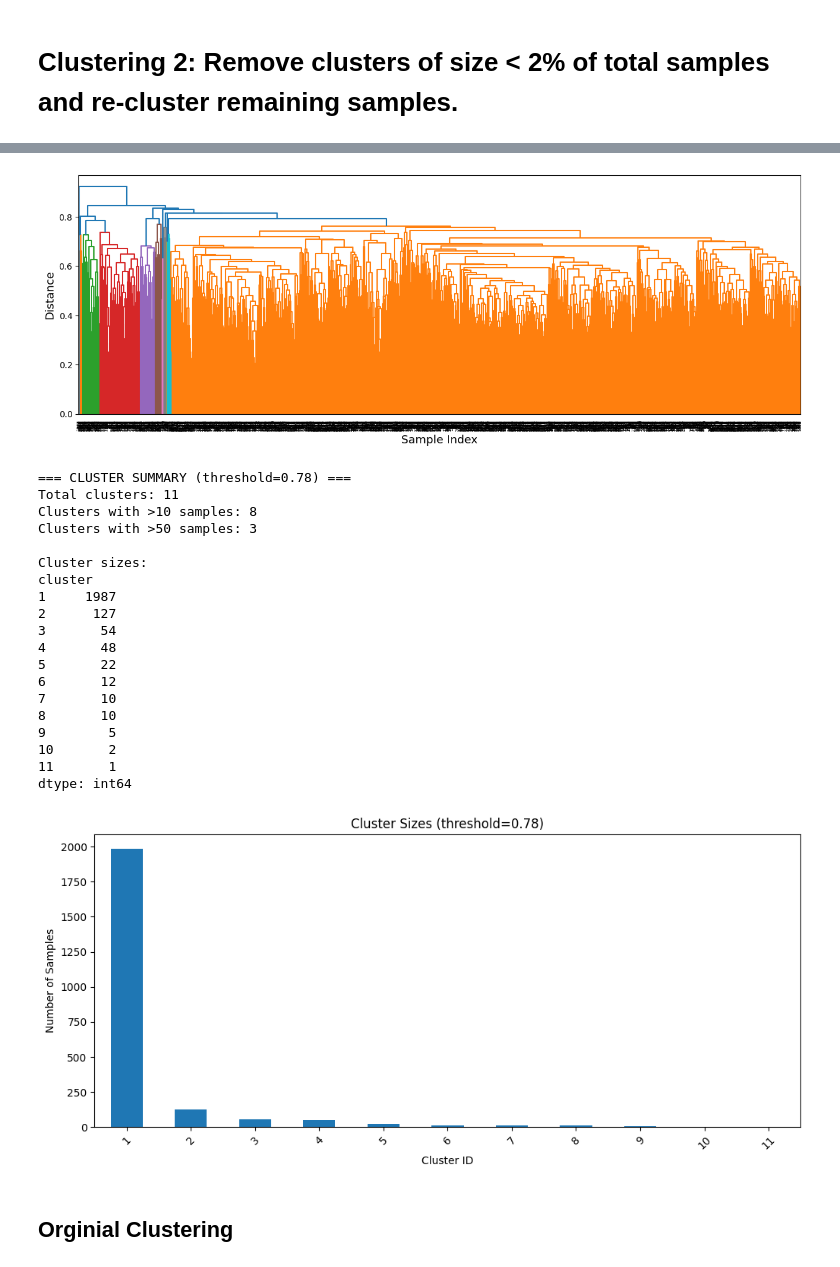
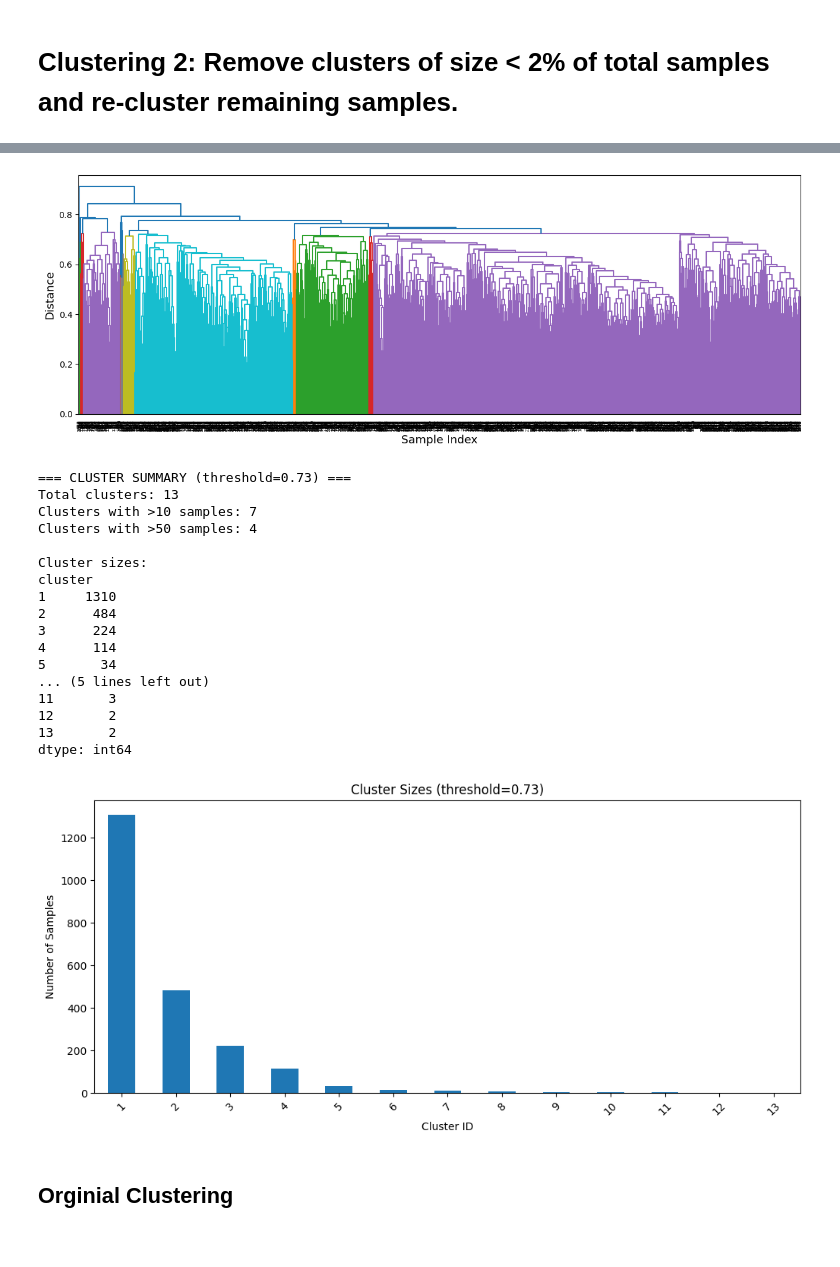
Before and after one commit to jppeirce/ltrm_fish, a Jupyter notebook: 2cluster_analysis.ipynb, the cells around one changed output, grey strips where cells are left out. Saved outputs shown, nothing was run; the diff lists cells and outputs as text; code cells hidden in the pictures.

```diff
--- a/2cluster_analysis.ipynb
+++ b/2cluster_analysis.ipynb
@@ -290,7 +290,7 @@ from scipy.cluster.hierarchy import dendrogram
 
 linked_jaccard = linkage(dist_matrix_jac, method='average')
 
-cluster_threshold = best_ari['threshold']
+cluster_threshold = .71
 plt.figure(figsize=(15, 5))
 dendrogram(linked_jaccard, color_threshold=cluster_threshold) # you can change this value to change the number of clusters you get
 plt.xlabel("Sample Index", fontsize=13)
@@ -352,7 +352,7 @@ fish_df.to_csv('pandas/fish_df_cluster1.csv', index=False)
 # Clustering 2: Remove clusters of size < 2% of total samples and re-cluster remaining samples.
 # %%
 # Calculate % threshold
-min_cluster_size = len(agg_df) * 0.02
+min_cluster_size = len(agg_df) * 0.10
 
 # Find cluster sizes
 cluster_sizes = agg_df['cluster'].value_counts()
@@ -599,7 +599,7 @@ from scipy.cluster.hierarchy import dendrogram
 
 linked_jaccard = linkage(dist_matrix_jac, method='average')
 
-cluster_threshold = best_ari['threshold']
+cluster_threshold = .73
 plt.figure(figsize=(15, 5))
 dendrogram(linked_jaccard, color_threshold=cluster_threshold) # you can change this value to change the number of clusters you get
 plt.xlabel("Sample Index", fontsize=13)
@@ -609,54 +609,52 @@ plt.show()
 # First assign clusters using fcluster
 agg_df_large2 = agg_df_large.copy()
 fish_df_large2 = fish_df_large.copy()
 agg_df_large2['cluster'] = fcluster(linked_jaccard, t=cluster_threshold, criterion='distance')
 fish_df_large2['cluster'] = agg_df_large2['cluster']
 
 # Then reassign cluster numbers in order by cluster size (largest = 1)
 cluster_sizes = agg_df_large2['cluster'].value_counts().sort_values(ascending=False)
 cluster_map = {old: new for new, old in enumerate(cluster_sizes.index, 1)}
 agg_df_large2['cluster'] = agg_df_large2['cluster'].map(cluster_map)
 fish_df_large2['cluster'] = agg_df_large2['cluster']
 
 # Summary of clusters
 cluster_summary = agg_df_large2.groupby('cluster').size().sort_values(ascending=False)
 print(f"\n=== CLUSTER SUMMARY (threshold={cluster_threshold}) ===")
 print(f"Total clusters: {len(cluster_summary)}")
 print(f"Clusters with >10 samples: {(cluster_summary >= 10).sum()}")
 print(f"Clusters with >50 samples: {(cluster_summary >= 50).sum()}")
 print(f"\nCluster sizes:")
 print(cluster_summary.head(30))
 
 # Visualize cluster size distribution
 plt.figure(figsize=(12, 5))
 cluster_summary.plot(kind='bar')
 plt.xlabel('Cluster ID')
 plt.ylabel('Number of Samples')
 plt.title(f'Cluster Sizes (threshold={cluster_threshold})')
 plt.xticks(rotation=45);
 #print(agg_df.groupby('cluster').size())
 # %% [output]
-[figure, old version]
+[figure, new version]
-=== CLUSTER SUMMARY (threshold=0.78) ===
-Total clusters: 11
-Clusters with >10 samples: 8
-Clusters with >50 samples: 3
+=== CLUSTER SUMMARY (threshold=0.73) ===
+Total clusters: 13
+Clusters with >10 samples: 7
+Clusters with >50 samples: 4
 
 Cluster sizes:
 cluster
-1     1987
-2      127
-3       54
-4       48
-5       22
-6       12
-7       10
-8       10
-9        5
-10       2
-11       1
+1     1310
+2      484
+3      224
+4      114
+5       34
+... (5 lines left out)
+11       3
+12       2
+13       2
 dtype: int64
-[figure, old version]
+[figure, new version]
 # %%
 agg_df_large2.to_csv('pandas/agg_df_cluster2.csv', index=False)
 fish_df_large2.to_csv('pandas/fish_df_cluster2.csv', index=False)
```
Also changed, not shown: parts of 9 cells of this notebook, 5 other files.
